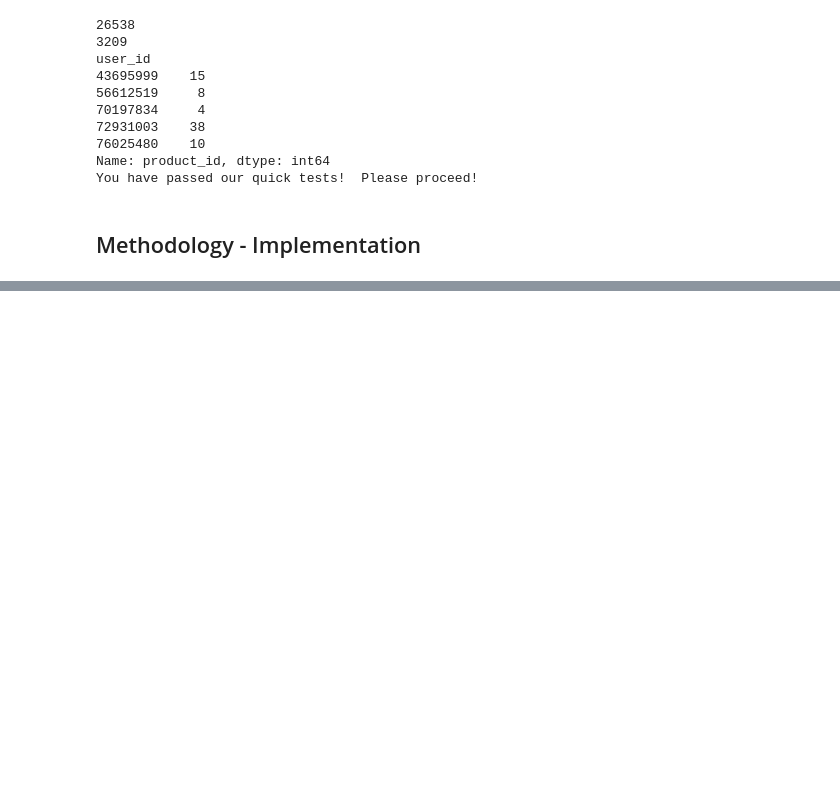
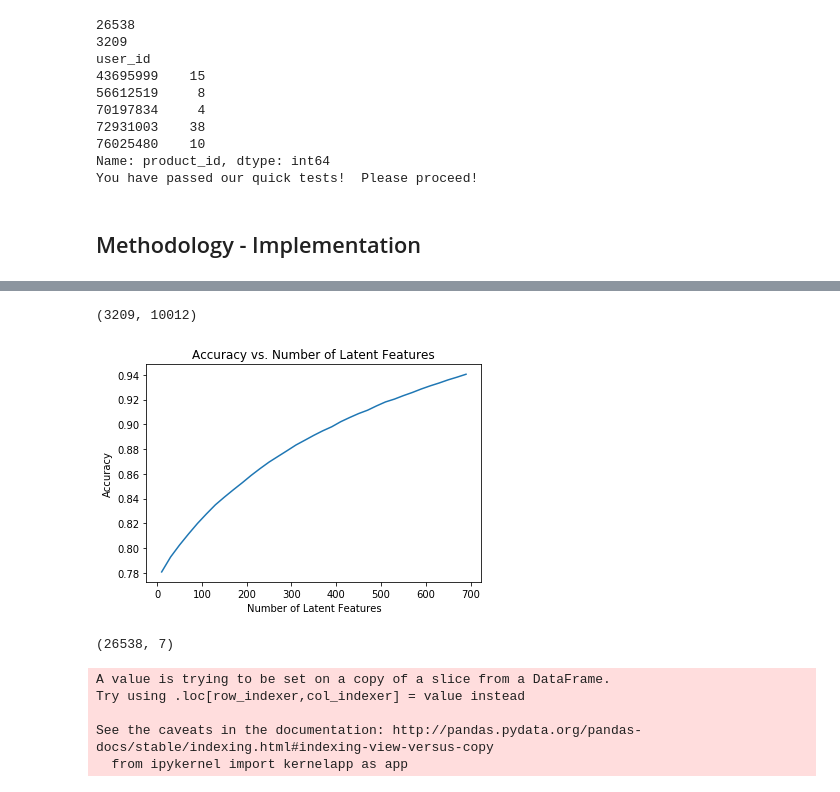
Before and after one commit to adriangbrown/datascience, a Jupyter notebook: capstone/product_recommendations.ipynb, the cells around one changed output, grey strips where cells are left out. Saved outputs shown, nothing was run; the diff lists cells and outputs as text; code cells hidden in the pictures; blank space fills up the shorter version.

```diff
--- a/capstone/product_recommendations.ipynb
+++ b/capstone/product_recommendations.ipynb
@@ -538,0 +540,71 @@ user 386491215
+# %%
+cart_product.shape
+# %% [output]
+(3209, 10012)
+# %%
+# Perform svd on user cart product matrix
+u, s, vt = np.linalg.svd(cart_product) # use the built in to get the three matrices
+# %%
+num_latent_feats = np.arange(10,700+10,20)
+sum_errs = []
+
+for k in num_latent_feats:
+    # restructure with k latent features
+    s_new, u_new, vt_new = np.diag(s[:k]), u[:, :k], vt[:k, :]
+
+    # take dot product
+    cart_product_est = np.around(np.dot(np.dot(u_new, s_new), vt_new))
+
+    # compute error for each prediction to actual value
+    diffs = np.subtract(cart_product, cart_product_est)
+
+    # total errors and keep track of them
+    err = np.sum(np.sum(np.abs(diffs)))
+    sum_errs.append(err)
+
+
+plt.plot(num_latent_feats, 1 - np.array(sum_errs)/events_df.shape[0]);
+plt.xlabel('Number of Latent Features');
+plt.ylabel('Accuracy');
+plt.title('Accuracy vs. Number of Latent Features');
+# %% [output]
+[figure, added]
+# %%
+carts_df.shape
+# %% [output]
+(26538, 7)
+# %%
+df_train = carts_df.head(20000)
+df_test = carts_df.tail(6538)
+
+def create_test_and_train_user_item(df_train, df_test):
+    '''
+    INPUT:
+    df_train - training dataframe
+    df_test - test dataframe
+
+    OUTPUT:
+    user_item_train - a user-item matrix of the training dataframe
+                      (unique users for each row and unique articles for each column)
+    user_item_test - a user-item matrix of the testing dataframe
+                    (unique users for each row and unique articles for each column)
+    test_idx - all of the test user ids
+    test_arts - all of the test article ids
+
+    '''
+    # Your code here
+    user_item_train = create_user_product_matrix(df_train)
+    user_item_test = create_user_product_matrix(df_test)
+
+    test_idx = user_item_test.index
+    test_arts = user_item_test.columns
+
+    return user_item_train, user_item_test, test_idx, test_arts
+
+user_item_train, user_item_test, test_idx, test_arts = create_test_and_train_user_item(df_train, df_test)
+# %% [output]
+A value is trying to be set on a copy of a slice from a DataFrame.
+Try using .loc[row_indexer,col_indexer] = value instead
+
+See the caveats in the documentation: http://pandas.pydata.org/pandas-docs/stable/indexing.html#indexing-view-versus-copy
+  from ipykernel import kernelapp as app
```
Also changed, not shown: parts of 8 cells of this notebook, 1 other file.
